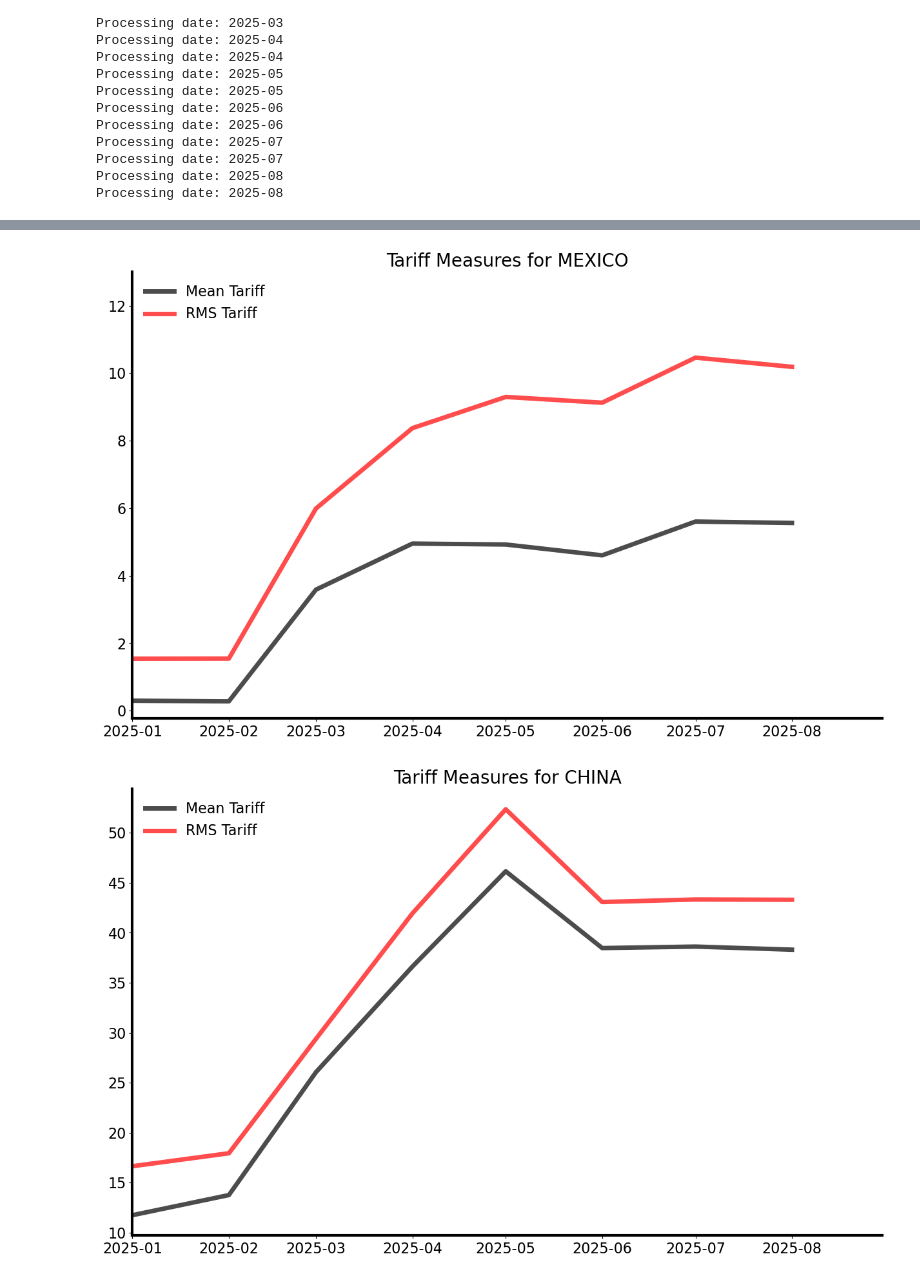
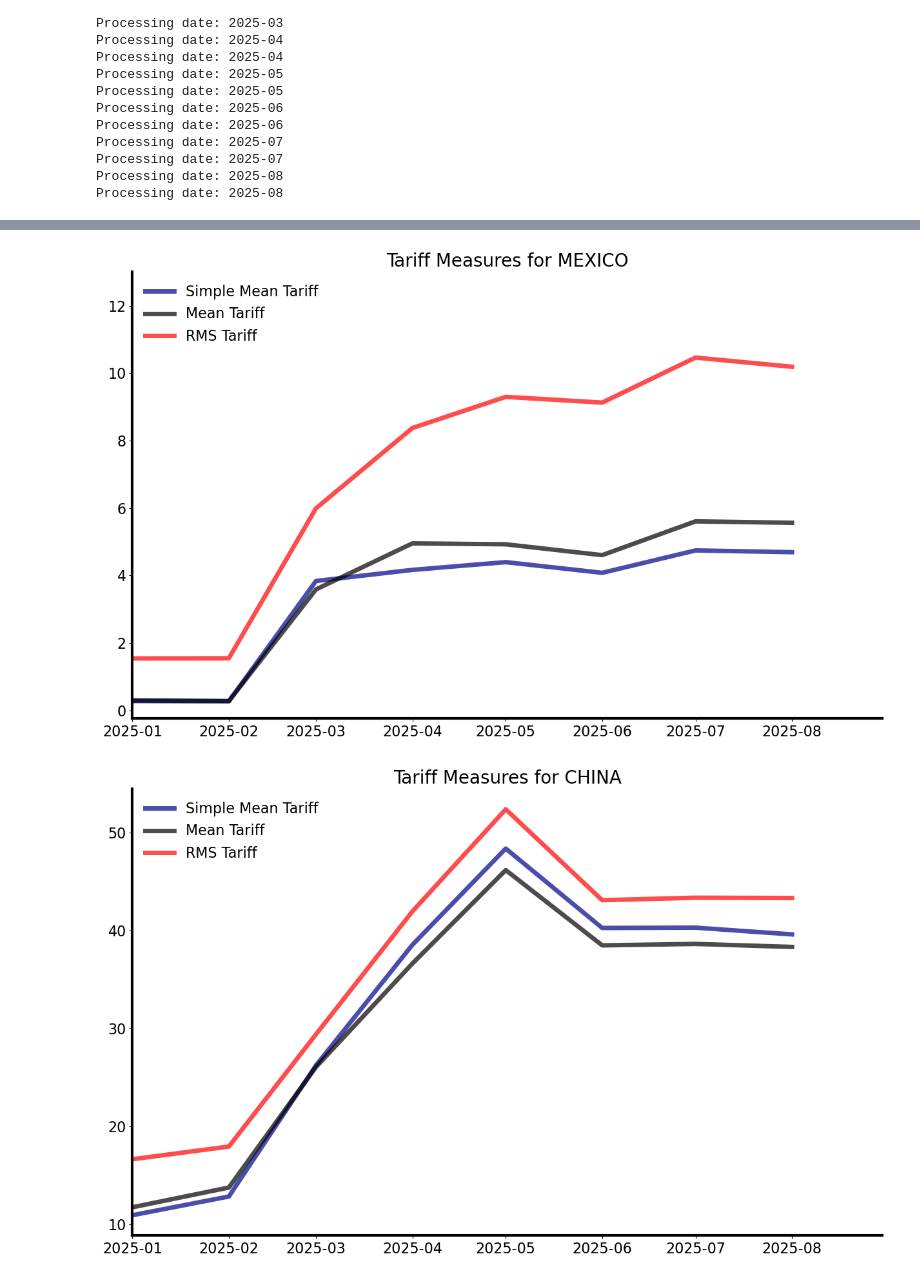
Before and after one commit to tradewartracker/how-restrictive-us-trade, a Jupyter notebook: TRI-all-country-altweights.ipynb, the cells around one changed output, grey strips where cells are left out. Saved outputs shown, nothing was run; the diff lists cells and outputs as text; code cells hidden in the pictures.

```diff
--- a/TRI-all-country-altweights.ipynb
+++ b/TRI-all-country-altweights.ipynb
@@ -530,6 +532,8 @@ plt.show()
 fig, ax = plt.subplots(figsize = (15,9))
 
 foo = metrics_df[metrics_df["CTY_NAME"] == "MEXICO"].copy()
+
+ax.plot(foo.date, 100*foo["simplemean"], color = "darkblue", alpha = 0.7, linewidth = 5, label = "Simple Mean Tariff")
 
 ax.plot(foo.date, 100*foo["meanweighted"], color = "black", alpha = 0.7, linewidth = 5, label = "Mean Tariff")
 
@@ -565,11 +569,13 @@ ax.set_ylim(top=13)
 
 plt.show()
 # %% [output]
-[figure, old version]
+[figure, new version]
 # %%
 fig, ax = plt.subplots(figsize = (15,9))
 
 foo = metrics_df[metrics_df["CTY_NAME"] == "CHINA"].copy()
+
+ax.plot(foo.date, 100*foo["simplemean"], color = "darkblue", alpha = 0.7, linewidth = 5, label = "Simple Mean Tariff")
 
 ax.plot(foo.date, 100*foo["meanweighted"], color = "black", alpha = 0.7, linewidth = 5, label = "Mean Tariff")
 
@@ -577,34 +583,34 @@ ax.plot(foo.date, 100*foo["sqrtariff"], color = "red", alpha = 0.7, linewidth =
 
 ax.set_title("Tariff Measures for " + foo["CTY_NAME"].iloc[0], fontsize = 20)
 
 ax.set_xlim([dt.datetime(2025,1,1), dt.datetime(2025,8,30)])
 
 ax.tick_params(axis='x', labelsize=16)  # Change font size of x-axis tick labels
 ax.tick_params(axis='y', labelsize=16)  # Change font size of y-axis tick labels
 
 ax.spines["right"].set_visible(False)
 
 ax.spines["top"].set_visible(False)
 
 ax.spines["left"].set_linewidth(3)
 
 ax.spines["bottom"].set_linewidth(3)
 
 ax.legend(
     fontsize=16,           # Font size
     frameon=False,         # No box
     loc='upper left',     # Position
     ncol=1                 # Number of columns
 )
 
 # plt.savefig(figfile+"china-tariffs.png", bbox_inches = "tight")
 
 # plt.savefig(figfile+"china-tariffs.pdf", bbox_inches = "tight")
 
 
 plt.show()
 # %% [output]
-[figure, old version]
+[figure, new version]
 # %%
 fig, ax = plt.subplots(figsize = (15,9))
 
```
Also changed, not shown: parts of 5 cells of this notebook.
